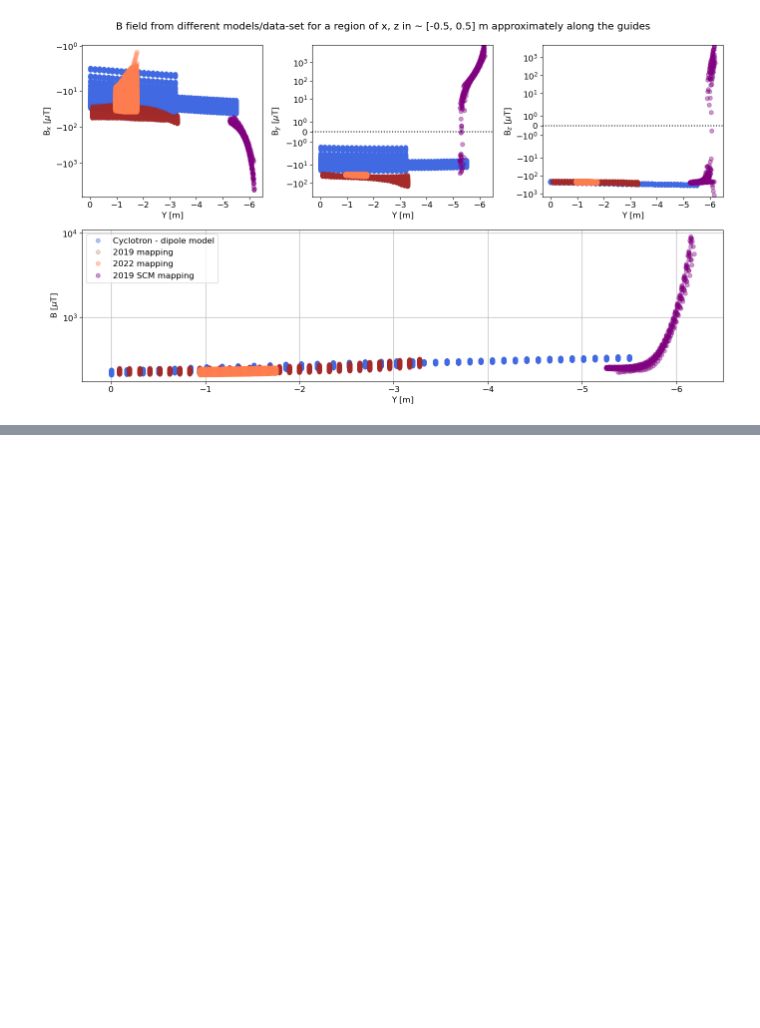
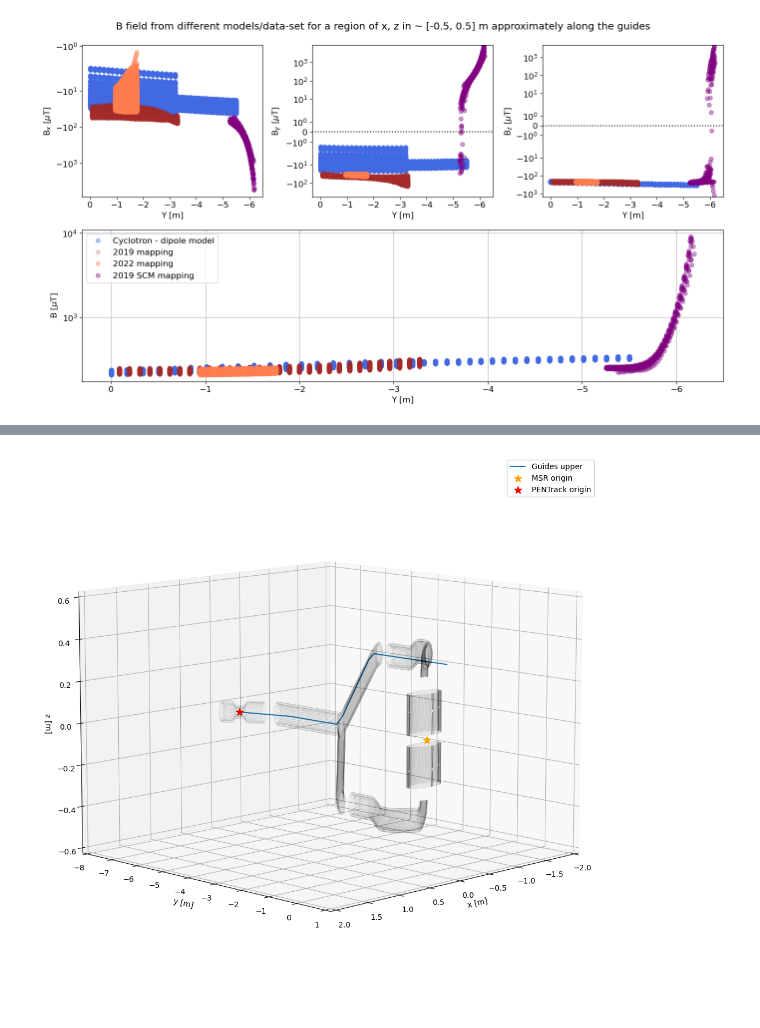
Before and after one commit to eklem1/AdiabaticSpinTransp, a Jupyter notebook: CalculatingK.ipynb, the cells around one changed output, grey strips where cells are left out. Drawn from its saved outputs; the diff is of its cells as text; code cells hidden in the pictures; blank space fills up the shorter version.

Commit message:
Work on guide paths rep

```diff
--- a/CalculatingK.ipynb
+++ b/CalculatingK.ipynb
@@ -633,0 +718,52 @@ Now how can I use this very approximate map to get k values? I really need some
+# %%
+y_arr = np.linspace(-6.4, 0)
+outarr = np.array(compareToGuides(y_arr))
+GuidesUp = np.insert(outarr, 1, y_arr, axis=0)
+
+# fig = plt.figure(figsize=(10,3))
+# ax0= fig.add_subplot(1,2,1)
+# ax1= fig.add_subplot(1,2,2)
+# ax0.plot(y_arr, outarr[0])
+# ax0.set_ylabel("x [m]")
+# ax1.plot(y_arr, outarr[1])
+# ax1.set_ylabel("z [m]")
+# plt.show()
+# %%
+%matplotlib inline
+fig = plt.figure(figsize=(10, 10))
+axes = mplot3d.Axes3D(fig)
+
+axes.plot(GuidesUp[0], GuidesUp[1], GuidesUp[2], label="Guides upper")
+
+axes.scatter(0, 0, 0, marker="*", s=100, color="orange", label="MSR origin")
+axes.scatter(0.223, -6.489, 0, marker="*", s=100, color="red",
+             label="PENTrack origin")
+
+#loads all the file I have in this folder as STLs
+STLpath = '../MesonMagMapping/PrettyPlotTools/STLsToGraph_F_MSR'
+stl_array = os.listdir(STLpath)
+stl_array = np.array(os.listdir(STLpath))
+
+# to cut out some unness stls
+mask = np.ones(len(stl_array))
+mask[[2,3,6,7,9,11,12]] = 0
+mask = np.array(mask, dtype='bool')
+stl_array = stl_array[mask]
+
+for STLfile in stl_array:
+    ppf.graphSTL(STLpath+'/'+STLfile, axes)
+
+axes.view_init(elev=10., azim=45)
+# axes.view_init(elev=90., azim=-90) #top view
+axes.set_xlim(-2, 2)
+axes.set_ylim(-8, 1)
+axes.set_zlim(-0.6, 0.6)
+
+axes.set_xlabel('x [m]')
+axes.set_ylabel('y [m]')
+axes.set_zlabel('z [m]')
+axes.legend()
+
+plt.show()
+# %% [output]
+[figure, added]
```
Also changed, not shown: parts of 3 cells of this notebook, 1 other file.
